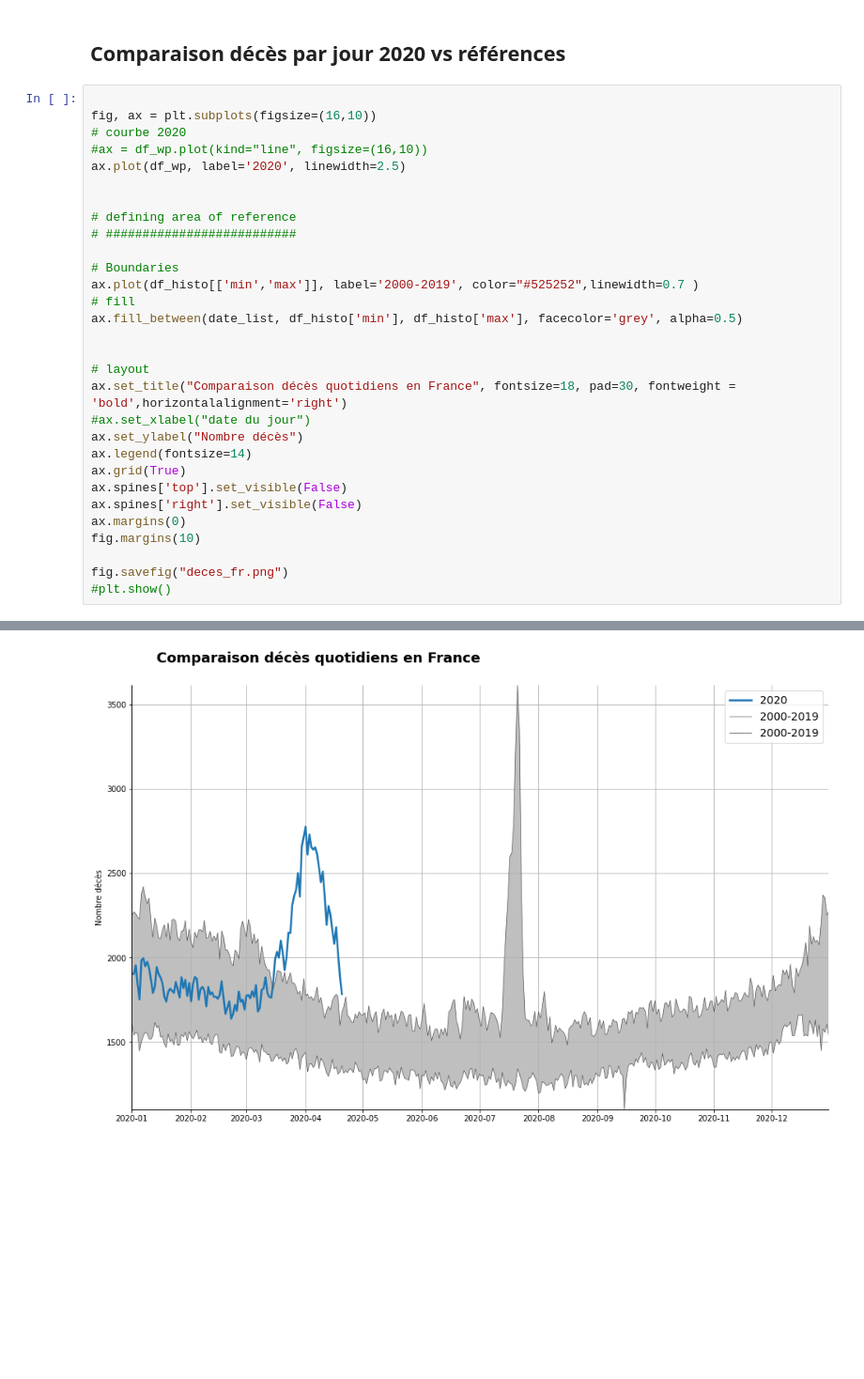
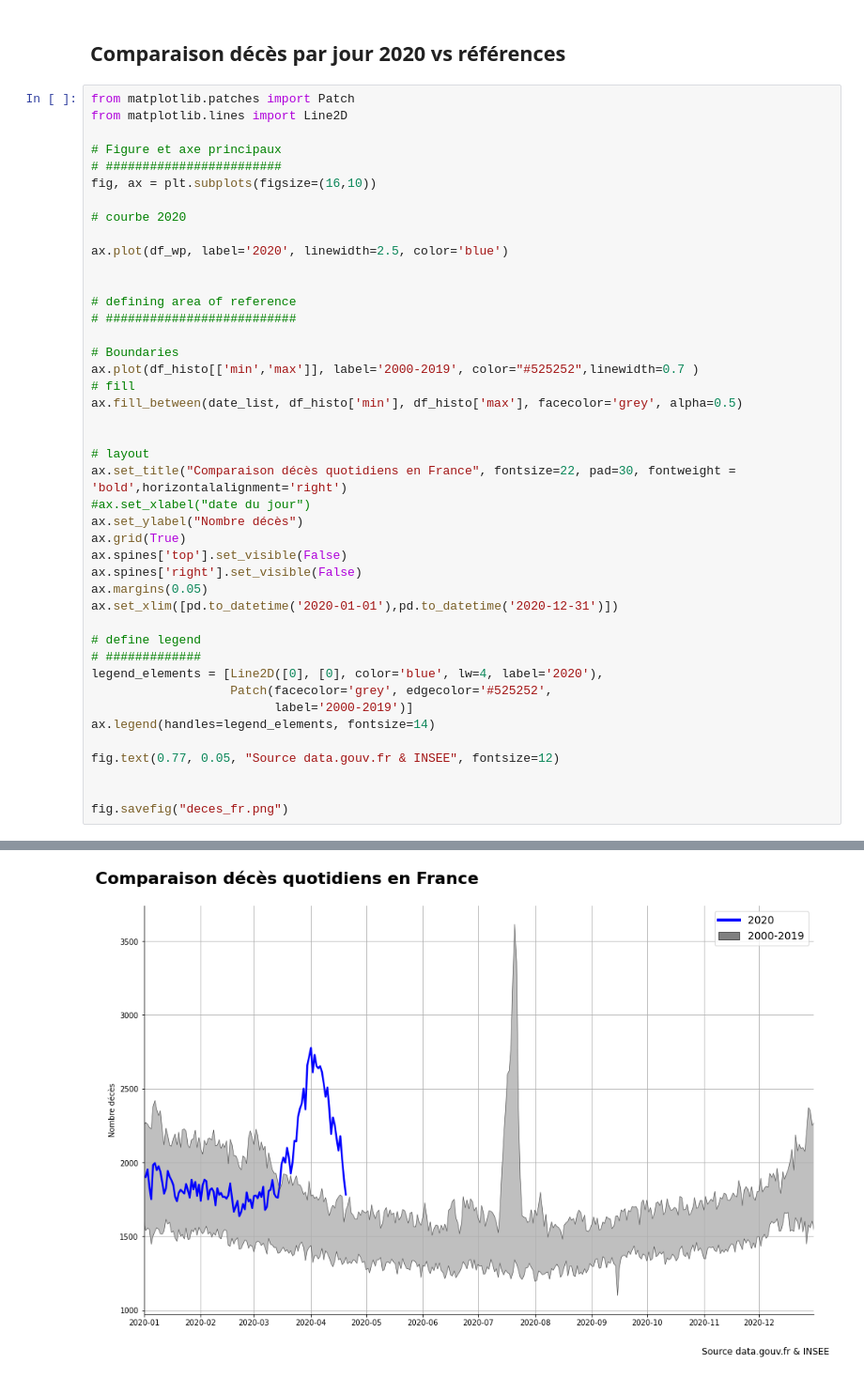
Before and after one commit to makiwara-fr/covid19-analyse, a Jupyter notebook: fr_deaths.ipynb, the cells around one changed output, grey strips where cells are left out. Shown at 94% size. Drawn from its saved outputs; the diff is of its cells as text; blank space fills up the shorter version.

```diff
--- a/fr_deaths.ipynb
+++ b/fr_deaths.ipynb
@@ -258,11 +258,16 @@ df_wp= df_wp.sort_index()
 # %% [markdown]
 ## Comparaison décès par jour 2020 vs références
 # %%
+from matplotlib.patches import Patch
+from matplotlib.lines import Line2D
 
+# Figure et axe principaux
+# ########################
 fig, ax = plt.subplots(figsize=(16,10))
+
 # courbe 2020
-#ax = df_wp.plot(kind="line", figsize=(16,10))
-ax.plot(df_wp, label='2020', linewidth=2.5)
+
+ax.plot(df_wp, label='2020', linewidth=2.5, color='blue')
 
 
 # defining area of reference
@@ -275,16 +280,24 @@ ax.fill_between(date_list, df_histo['min'], df_histo['max'], facecolor='grey', a
 
 
 # layout
-ax.set_title("Comparaison décès quotidiens en France", fontsize=18, pad=30, fontweight = 'bold',horizontalalignment='right')
+ax.set_title("Comparaison décès quotidiens en France", fontsize=22, pad=30, fontweight = 'bold',horizontalalignment='right')
 #ax.set_xlabel("date du jour")
 ax.set_ylabel("Nombre décès")
-ax.legend(fontsize=14)
 ax.grid(True)
 ax.spines['top'].set_visible(False)
 ax.spines['right'].set_visible(False)
-ax.margins(0)
-fig.margins(10)
+ax.margins(0.05)
+ax.set_xlim([pd.to_datetime('2020-01-01'),pd.to_datetime('2020-12-31')])
+
+# define legend
+# #############
+legend_elements = [Line2D([0], [0], color='blue', lw=4, label='2020'),
+                   Patch(facecolor='grey', edgecolor='#525252',
+                         label='2000-2019')]
+ax.legend(handles=legend_elements, fontsize=14)
+
+fig.text(0.77, 0.05, "Source data.gouv.fr & INSEE", fontsize=12)
+
 
 fig.savefig("deces_fr.png")
-#plt.show()
 # %% [output]
@@ -292 +304 @@ AttributeError: 'Figure' object has no attribute 'margins'
-[figure, old version]
+[figure, new version]
```
Also changed, not shown: parts of 1 cell of this notebook.
